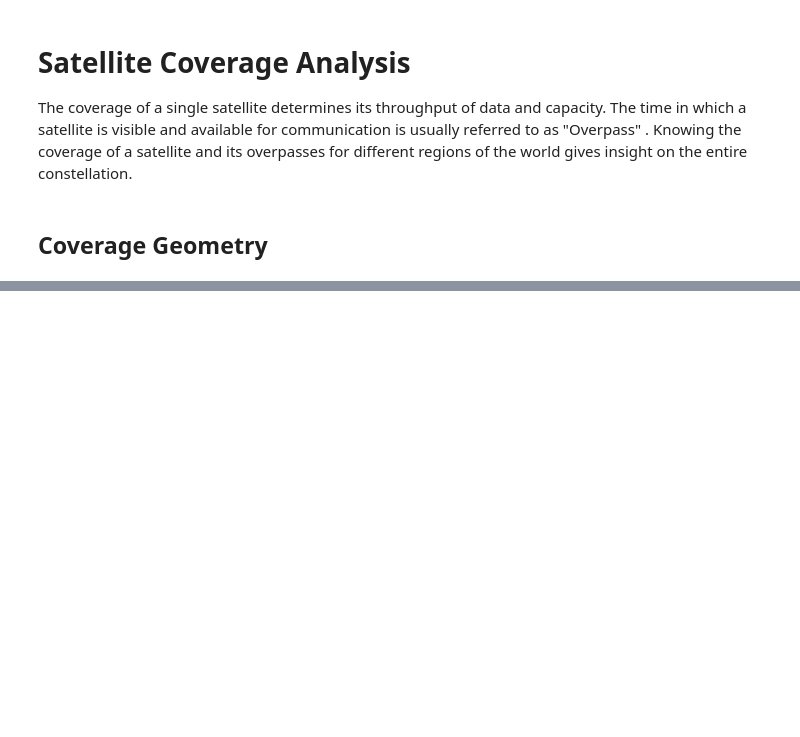
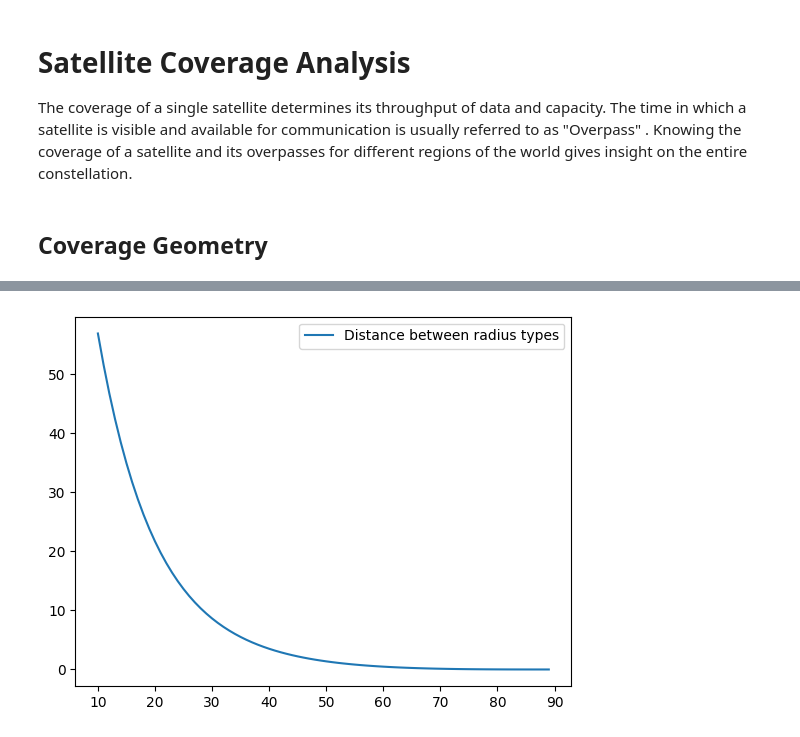
Before and after one commit to Rakagami/datascience_satellites_and_me, a Jupyter notebook: coverage_analysis.ipynb, the cells around one changed output, grey strips where cells are left out. Saved outputs shown, nothing was run; the diff lists cells and outputs as text; code cells hidden in the pictures; blank space fills up the shorter version.

```diff
--- a/coverage_analysis.ipynb
+++ b/coverage_analysis.ipynb
@@ -25,0 +135,6 @@ d \sin{(\alpha)} &= R \sin{(\beta)}
+# %%
+plt.plot(xs, yB-yA, label="Distance between radius types")
+plt.legend()
+plt.show()
+# %% [output]
+[figure, added]
```
Also changed, not shown: parts of 8 cells of this notebook.
